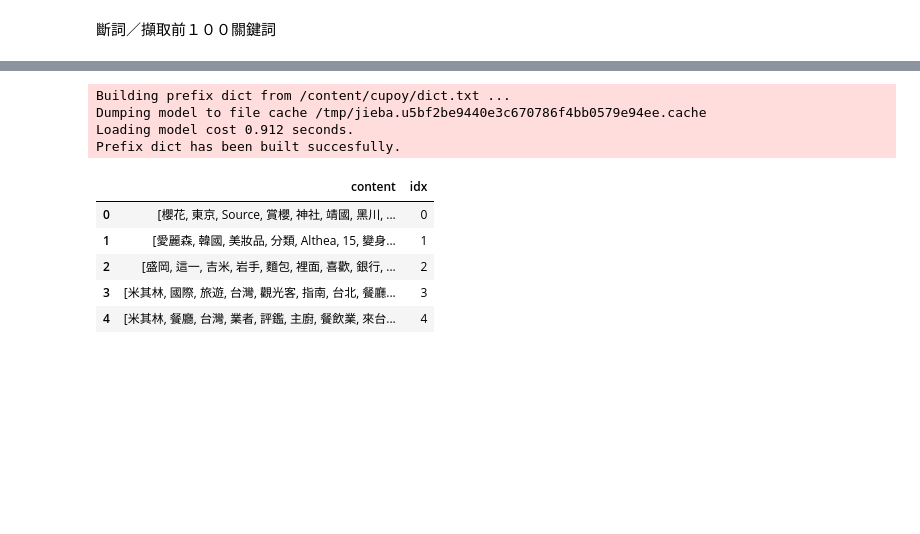
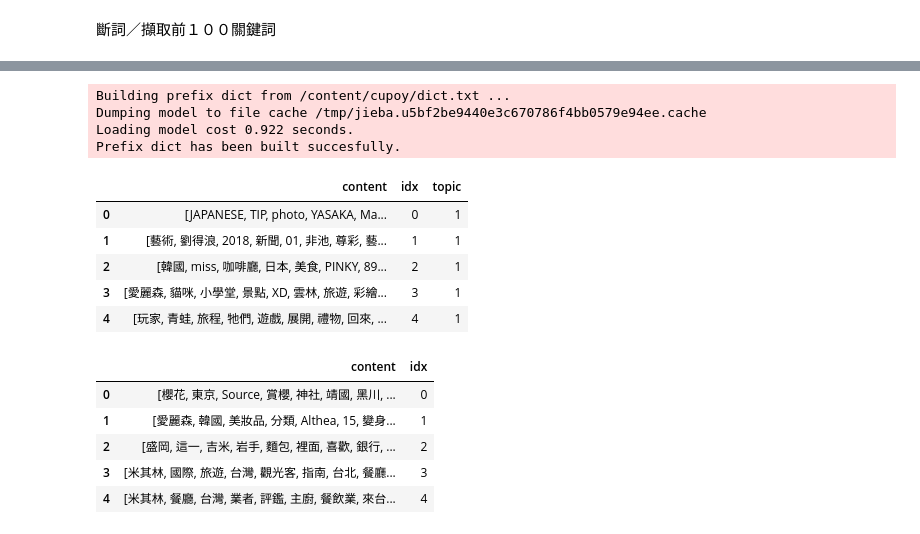
Before and after one commit to jamiewu128/cupoy, a Jupyter notebook: cupoy_step1.ipynb, the cells around one changed output, grey strips where cells are left out. Drawn from its saved outputs; the diff is of its cells as text; code cells hidden in the pictures; blank space fills up the shorter version.

```diff
--- a/cupoy_step1.ipynb
+++ b/cupoy_step1.ipynb
@@ -37,21 +37,28 @@ topic_dic={'旅遊':1,
 # %% [markdown]
 斷詞／擷取前１００關鍵詞
 # %%
-otherdf=pd.read_csv('cupoy/All_14class.csv')
+otherdf=pd.read_csv('cupoy/single_label.csv')
 content=otherdf['content']
 sentences = []
 for i in tqdm_notebook(range(len(content))):
     tt= content[i]
     sentences.append(jieba.analyse.extract_tags(tt, topK=100, withWeight=False, allowPOS=()))
 
 other=pd.DataFrame({'content':sentences,'topic':otherdf['topic'],'idx':otherdf.index.values})
 other.to_csv('cupoy/single_label_top100.csv',index=False)
+other.head()
 # %% [output]
 [interactive output not drawn]
 Building prefix dict from /content/cupoy/dict.txt ...
 Dumping model to file cache /tmp/jieba.u5bf2be9440e3c670786f4bb0579e94ee.cache
-Loading model cost 0.912 seconds.
+Loading model cost 0.922 seconds.
 Prefix dict has been built succesfully.
+|  | content | idx | topic |
+| 0 | [JAPANESE, TIP, photo, YASAKA, Ma... | 0 | 1 |
+| 1 | [藝術, 劉得浪, 2018, 新聞, 01, 非池, 尊彩, 藝... | 1 | 1 |
+| 2 | [韓國, miss, 咖啡廳, 日本, 美食, PINKY, 89... | 2 | 1 |
+| 3 | [愛麗森, 貓咪, 小學堂, 景點, XD, 雲林, 旅遊, 彩繪... | 3 | 1 |
+| 4 | [玩家, 青蛙, 旅程, 牠們, 遊戲, 展開, 禮物, 回來, ... | 4 | 1 |
 # %%
 unknowdf=pd.read_csv('cupoy/unknow_class.csv')
 content=unknowdf['content']
```
Also changed, not shown: parts of 1 cell of this notebook.
